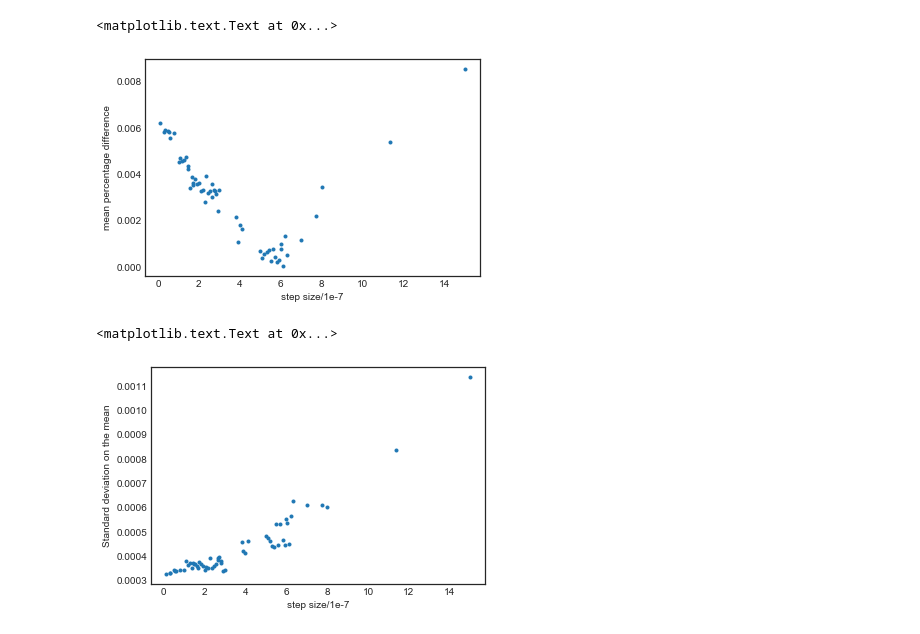
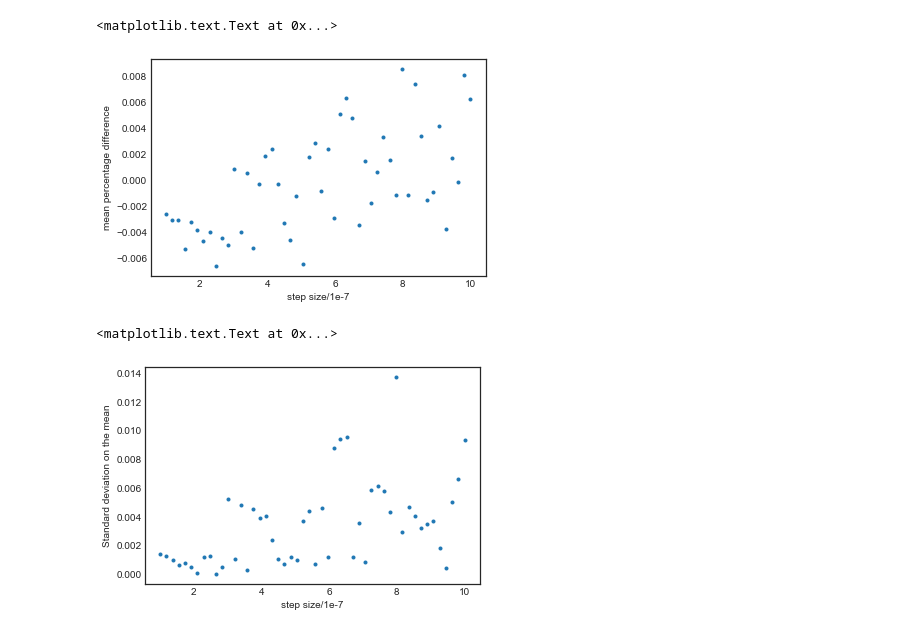
Before and after one commit to lingxz/lightbending, a Jupyter notebook: variance_vs_step.ipynb, the cells around one changed output. Drawn from its saved outputs; the diff is of its cells as text; code cells hidden in the pictures.

```diff
--- a/variance_vs_step.ipynb
+++ b/variance_vs_step.ipynb
@@ -7,6 +7,7 @@ plt.style.use('seaborn-white')
 %matplotlib inline
 # %%
 filename = 'data/lens_z_omlambda_0.0.csv'
+filename = 'data/dopri5_lens_z_omlambda_0.0.csv'
 df = pd.read_csv(filename)
 df.head()
 # %% [output]
@@ -51,15 +75,15 @@ This is the step size that gives the most accurate result:  6.12244897959e-07
 # %%
-plt.plot(stats.index.values/1e-7, stats['percentage_err mean'].abs().values, '.')
+plt.plot(stats.index.values/1e-7, stats['percentage_err mean'].values, '.')
 plt.xlabel('step size/1e-7')
 plt.ylabel('mean percentage difference')
 # %% [output]
 <matplotlib.text.Text at 0x...>
-[figure, old version]
+[figure, new version]
 # %%
 plt.plot(stats.index.values/1e-7, stats['percentage_err mean std'].abs().values, '.')
 plt.xlabel('step size/1e-7')
 plt.ylabel('Standard deviation on the mean')
 # %% [output]
 <matplotlib.text.Text at 0x...>
-[figure, old version]
+[figure, new version]
 # %%
```
Also changed, not shown: parts of 7 cells of this notebook, 7 other files.
